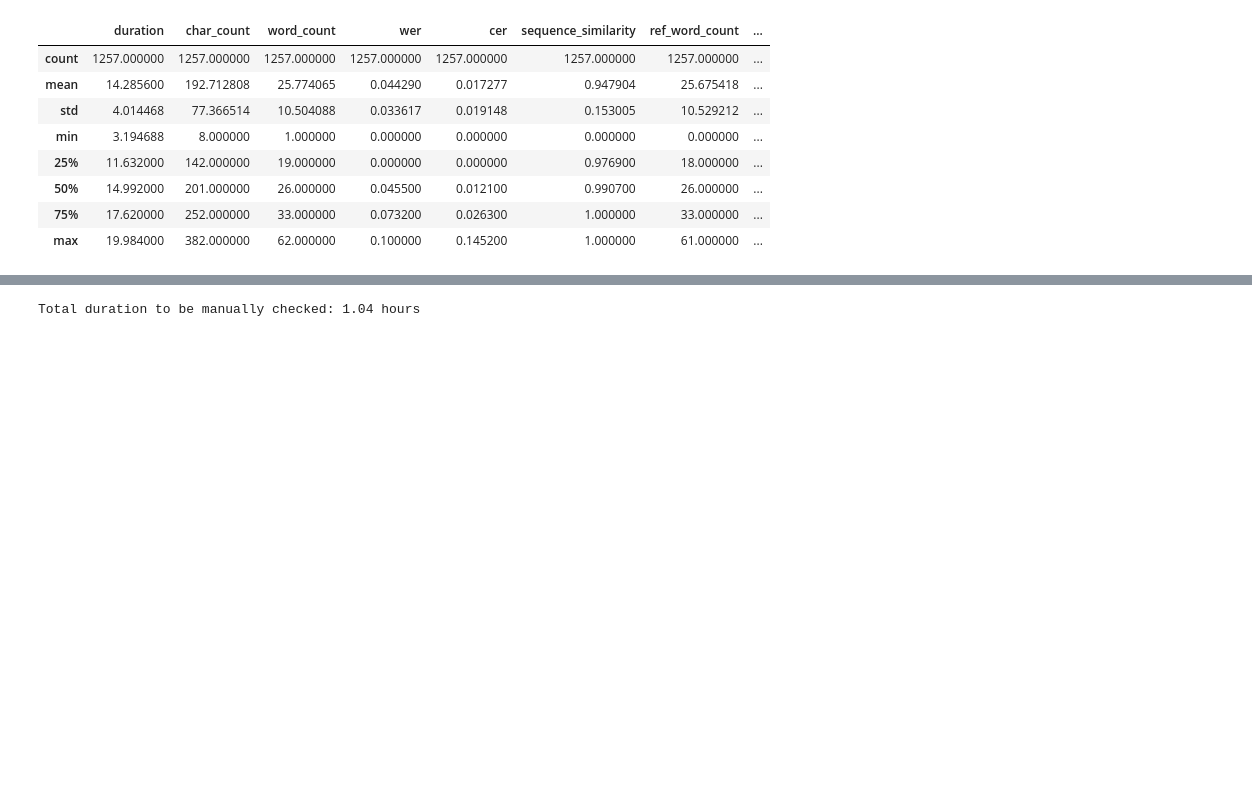
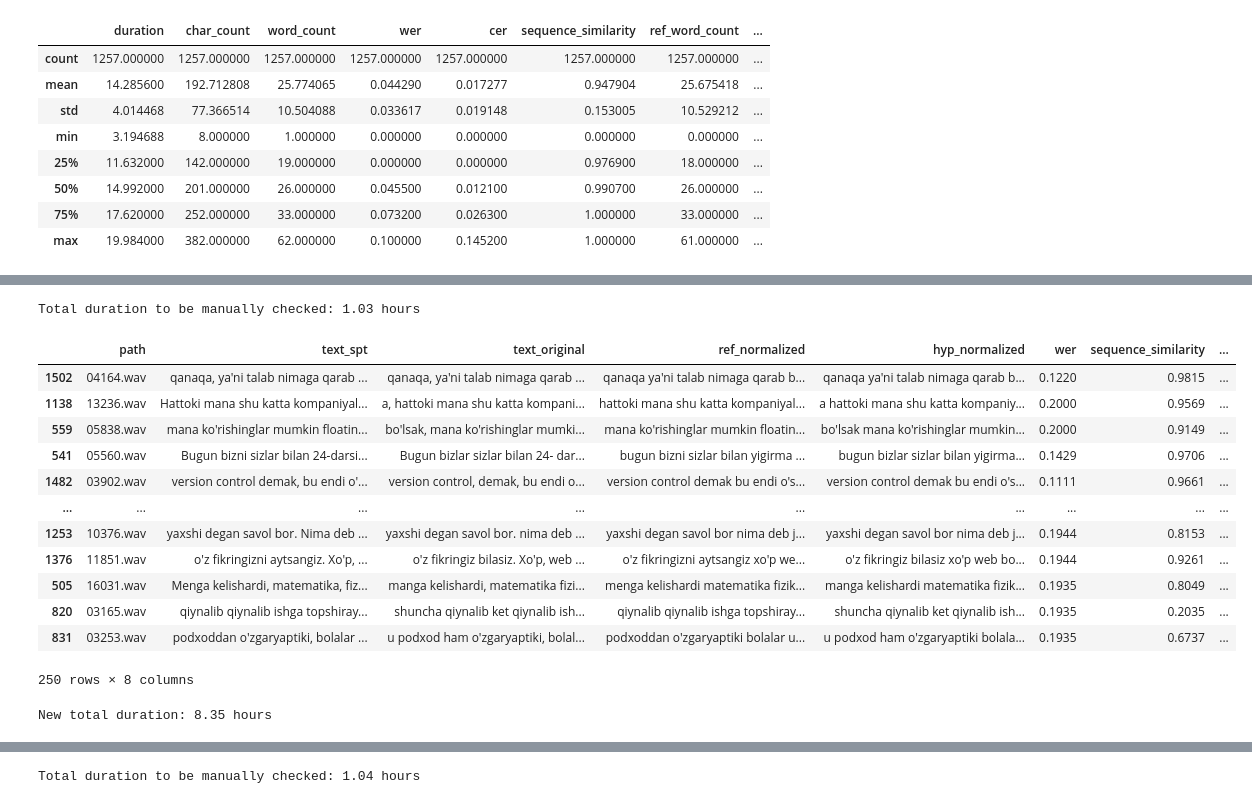
Before and after one commit to HaidarChaito/uzbek-automatic-speech-recognition, a Jupyter notebook: notebooks/5_it_dataset_preparation.ipynb, the cells around one changed output, grey strips where cells are left out. Cells and saved outputs as stored; diff of their text form; code cells hidden in the pictures; blank space fills up the shorter version.

```diff
--- a/notebooks/5_it_dataset_preparation.ipynb
+++ b/notebooks/5_it_dataset_preparation.ipynb
@@ -588,0 +697,35 @@ Removed unnecessary 1,628 audio files
+# %%
+interested_cols = ["path", "text_spt", "text_original", "ref_normalized", "hyp_normalized", "wer",
+                   "sequence_similarity", "duration"]
+misaligned_df = additional_data_df[additional_data_df["wer"] > 0]
+random_sample = misaligned_df.sample(200, random_state=SEED)
+
+# Get the Top WER Sample (excluding the random ones)
+top_wer_sample = misaligned_df.drop(random_sample.index).nlargest(50, "wer")
+
+to_manually_check_df = pd.concat([random_sample, top_wer_sample])[interested_cols]
+to_manually_check_df.to_csv(os.path.join(DATASET_DIR, "check_alignment_manually2.csv"), index_label="id")
+print(f"Total duration to be manually checked: {to_manually_check_df["duration"].sum() / 3600:.2f} hours")
+to_manually_check_df
+# %% [output]
+Total duration to be manually checked: 1.03 hours
+|  | path | text_spt | text_original | ref_normalized | hyp_normalized | wer | sequence_similarity | ... |
+| 1502 | 04164.wav | qanaqa, ya'ni talab nimaga qarab ... | qanaqa, ya'ni talab nimaga qarab ... | qanaqa ya'ni talab nimaga qarab b... | qanaqa ya'ni talab nimaga qarab b... | 0.1220 | 0.9815 | ... |
+| 1138 | 13236.wav | Hattoki mana shu katta kompaniyal... | a, hattoki mana shu katta kompani... | hattoki mana shu katta kompaniyal... | a hattoki mana shu katta kompaniy... | 0.2000 | 0.9569 | ... |
+| 559 | 05838.wav | mana ko'rishinglar mumkin floatin... | bo'lsak, mana ko'rishinglar mumki... | mana ko'rishinglar mumkin floatin... | bo'lsak mana ko'rishinglar mumkin... | 0.2000 | 0.9149 | ... |
+| 541 | 05560.wav | Bugun bizni sizlar bilan 24-darsi... | Bugun bizlar sizlar bilan 24- dar... | bugun bizni sizlar bilan yigirma ... | bugun bizlar sizlar bilan yigirma... | 0.1429 | 0.9706 | ... |
+| 1482 | 03902.wav | version control demak, bu endi o'... | version control, demak, bu endi o... | version control demak bu endi o's... | version control demak bu endi o's... | 0.1111 | 0.9661 | ... |
+| ... | ... | ... | ... | ... | ... | ... | ... | ... |
+| 1253 | 10376.wav | yaxshi degan savol bor. Nima deb ... | yaxshi degan savol bor. nima deb ... | yaxshi degan savol bor nima deb j... | yaxshi degan savol bor nima deb j... | 0.1944 | 0.8153 | ... |
+| 1376 | 11851.wav | o'z fikringizni aytsangiz. Xo'p, ... | o'z fikringiz bilasiz. Xo'p, web ... | o'z fikringizni aytsangiz xo'p we... | o'z fikringiz bilasiz xo'p web bo... | 0.1944 | 0.9261 | ... |
+| 505 | 16031.wav | Menga kelishardi, matematika, fiz... | manga kelishardi, matematika fizi... | menga kelishardi matematika fizik... | manga kelishardi matematika fizik... | 0.1935 | 0.8049 | ... |
+| 820 | 03165.wav | qiynalib qiynalib ishga topshiray... | shuncha qiynalib ket qiynalib ish... | qiynalib qiynalib ishga topshiray... | shuncha qiynalib ket qiynalib ish... | 0.1935 | 0.2035 | ... |
+| 831 | 03253.wav | podxoddan o'zgaryaptiki, bolalar ... | u podxod ham o'zgaryaptiki, bolal... | podxoddan o'zgaryaptiki bolalar u... | u podxod ham o'zgaryaptiki bolala... | 0.1935 | 0.6737 | ... |
+250 rows × 8 columns
+# %%
+additional_data_df["type"] = "type"
+sampled_df = pd.concat([additional_data_df, sampled_df])
+sampled_df.to_csv(SAMPLED_DATA_PATH, index_label="id")
+print(f"New total duration: {sampled_df["duration"].sum() / 3600:.2f} hours")
+# %% [output]
+New total duration: 8.35 hours
```
Also changed, not shown: parts of 14 cells of this notebook, 1 other file.
